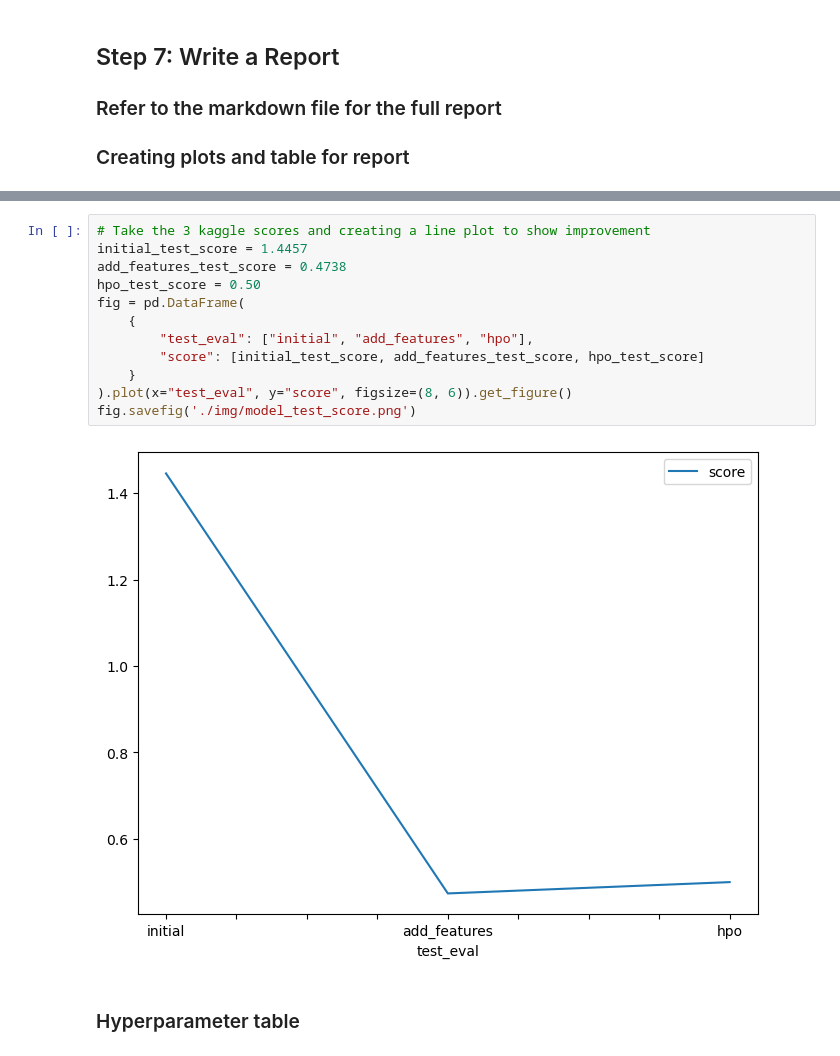
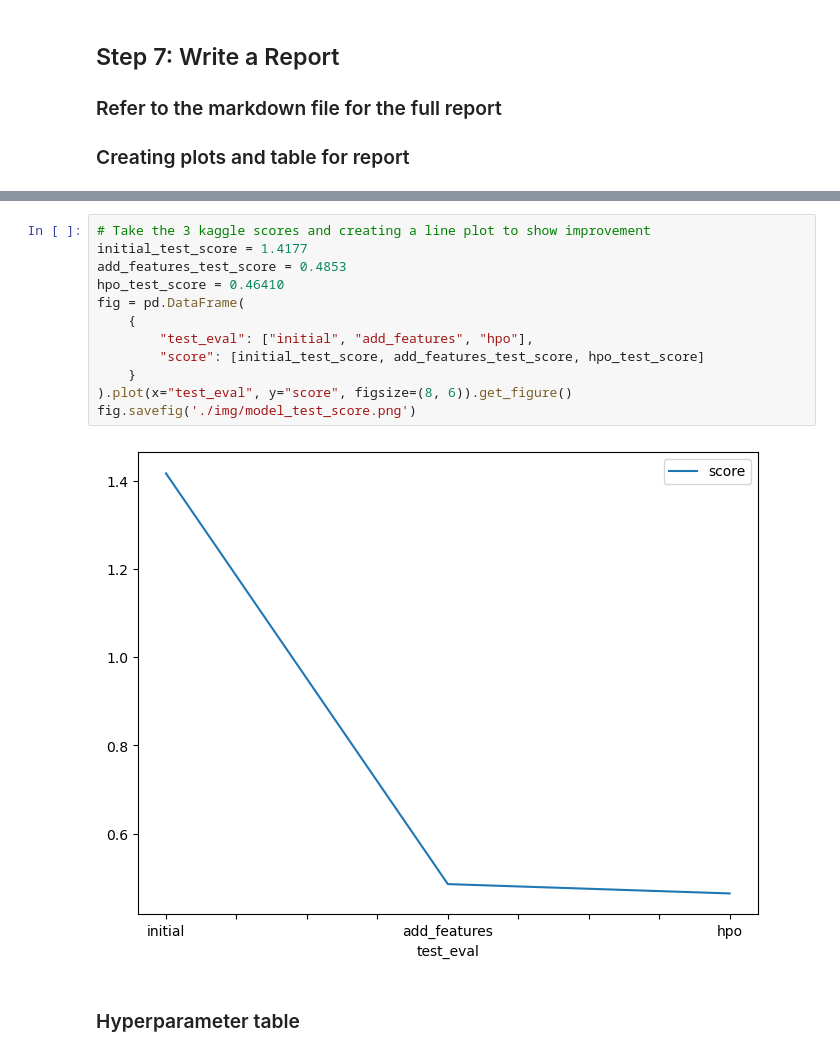
Before and after one commit to cjmunoz131/udacity-aws-ml-nanodegree, a Jupyter notebook: predict-bike-sharing-pjt/project-notebook.ipynb, the cells around one changed output, grey strips where cells are left out. Cells and saved outputs as stored; diff of their text form.

```diff
--- a/predict-bike-sharing-pjt/project-notebook.ipynb
+++ b/predict-bike-sharing-pjt/project-notebook.ipynb
@@ -887,17 +879,17 @@ fig.savefig('./img/model_train_score.png')
 # %%
 # Take the 3 kaggle scores and creating a line plot to show improvement
-initial_test_score = 1.4457
-add_features_test_score = 0.4738
-hpo_test_score = 0.50
+initial_test_score = 1.4177
+add_features_test_score = 0.4853
+hpo_test_score = 0.46410
 fig = pd.DataFrame(
     {
         "test_eval": ["initial", "add_features", "hpo"],
         "score": [initial_test_score, add_features_test_score, hpo_test_score]
     }
 ).plot(x="test_eval", y="score", figsize=(8, 6)).get_figure()
 fig.savefig('./img/model_test_score.png')
 # %% [output]
-[figure, old version]
+[figure, new version]
 # %% [markdown]
 ### Hyperparameter table
 # %%
```
Also changed, not shown: parts of 22 cells of this notebook, 5 other files.
